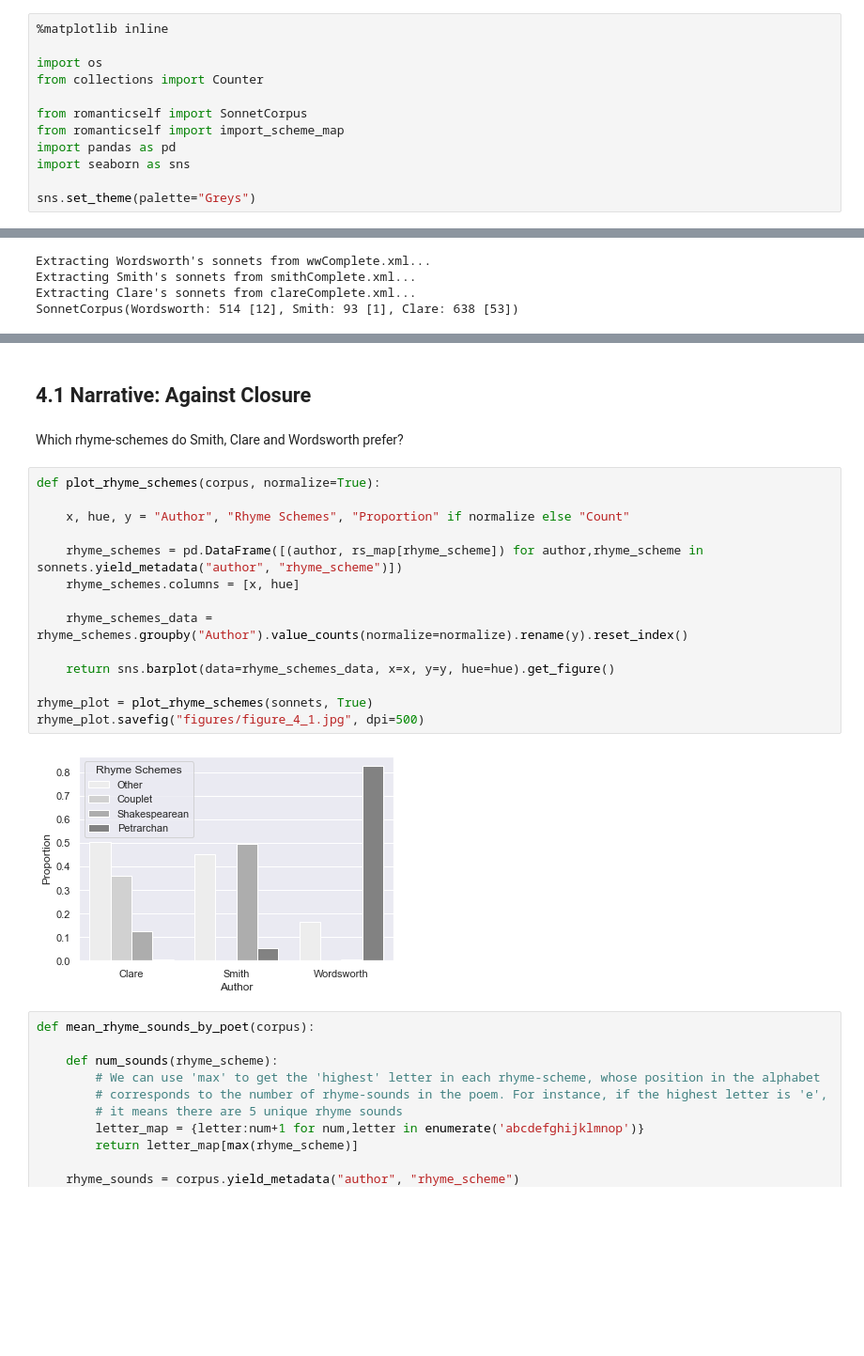
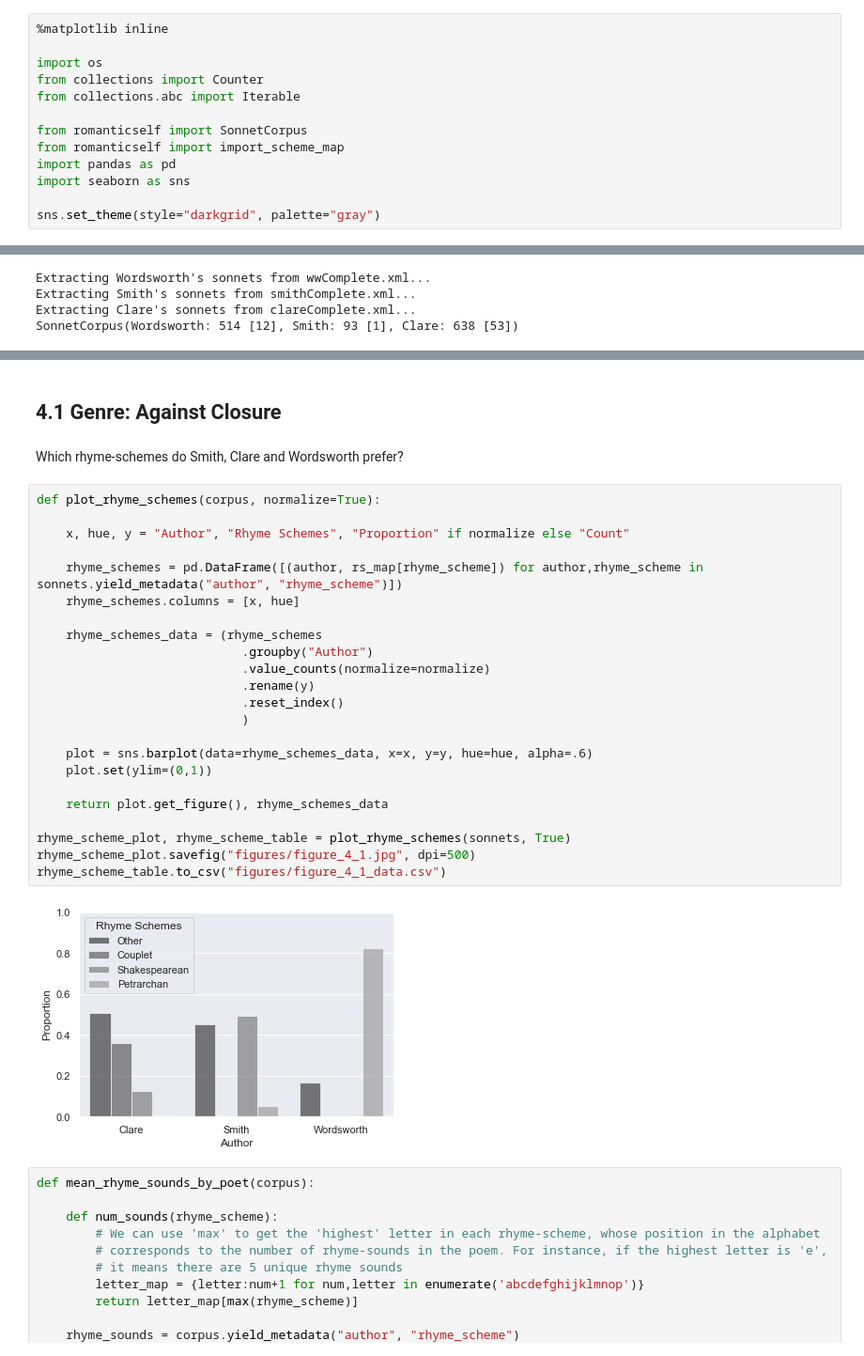
Before and after one commit to sn-code-inside/romantic-self, a Jupyter notebook: Chapter 4 - Lyric.ipynb, the cells around one changed output, grey strips where cells are left out. Shown at 94% size. Saved outputs shown, nothing was run; the diff lists cells and outputs as text; blank space fills up the shorter version.

```diff
--- a/Chapter 4 - Lyric.ipynb
+++ b/Chapter 4 - Lyric.ipynb
@@ -11,13 +11,14 @@ In this notebook, I generate all the tables and figures for Chapter 4 of the boo
 
 import os
 from collections import Counter
+from collections.abc import Iterable
 
 from romanticself import SonnetCorpus
 from romanticself import import_scheme_map
 import pandas as pd
 import seaborn as sns
 
-sns.set_theme(palette="Greys")
+sns.set_theme(style="darkgrid", palette="gray")
 # %%
 sonnets = SonnetCorpus("data/sonnet-corpus/")
 rs_map = import_scheme_map("data/sonnet-corpus/schemes.csv")
@@ -29,23 +38,32 @@ SonnetCorpus(Wordsworth: 514 [12], Smith: 93 [1], Clare: 638 [53])
 # %% [markdown]
-## 4.1 Narrative: Against Closure
+## 4.1 Genre: Against Closure
 # %% [markdown]
 Which rhyme-schemes do Smith, Clare and Wordsworth prefer?
 # %%
 def plot_rhyme_schemes(corpus, normalize=True):
 
     x, hue, y = "Author", "Rhyme Schemes", "Proportion" if normalize else "Count"
 
     rhyme_schemes = pd.DataFrame([(author, rs_map[rhyme_scheme]) for author,rhyme_scheme in sonnets.yield_metadata("author", "rhyme_scheme")])
     rhyme_schemes.columns = [x, hue]
 
-    rhyme_schemes_data = rhyme_schemes.groupby("Author").value_counts(normalize=normalize).rename(y).reset_index()
+    rhyme_schemes_data = (rhyme_schemes
+                            .groupby("Author")
+                            .value_counts(normalize=normalize)
+                            .rename(y)
+                            .reset_index()
+                            )
 
-    return sns.barplot(data=rhyme_schemes_data, x=x, y=y, hue=hue).get_figure()
+    plot = sns.barplot(data=rhyme_schemes_data, x=x, y=y, hue=hue, alpha=.6)
+    plot.set(ylim=(0,1))
 
-rhyme_plot = plot_rhyme_schemes(sonnets, True)
-rhyme_plot.savefig("figures/figure_4_1.jpg", dpi=500)
+    return plot.get_figure(), rhyme_schemes_data
+
+rhyme_scheme_plot, rhyme_scheme_table = plot_rhyme_schemes(sonnets, True)
+rhyme_scheme_plot.savefig("figures/figure_4_1.jpg", dpi=500)
+rhyme_scheme_table.to_csv("figures/figure_4_1_data.csv")
 # %% [output]
-[figure, old version]
+[figure, new version]
 # %%
 def mean_rhyme_sounds_by_poet(corpus):
 
```
Also changed, not shown: parts of 5 cells of this notebook, 7 other files.
